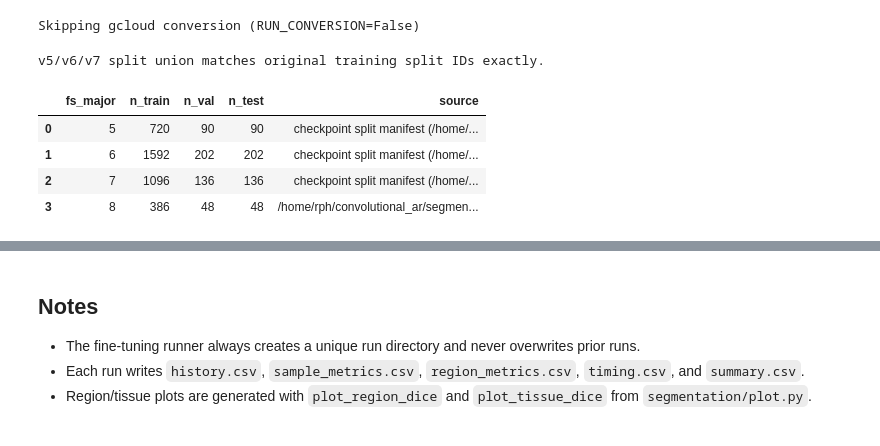
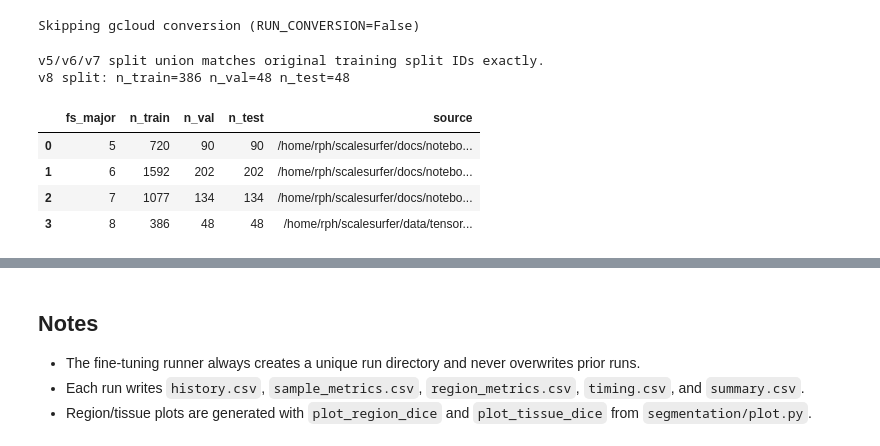
Before and after one commit to voytekresearch/scalesurfer, a Jupyter notebook: docs/notebooks/01_volume/05_train_freesurfer_versions.ipynb, the cells around one changed output, grey strips where cells are left out. Drawn from its saved outputs; the diff is of its cells as text; code cells hidden in the pictures.

```diff
--- a/docs/notebooks/01_volume/05_train_freesurfer_versions.ipynb
+++ b/docs/notebooks/01_volume/05_train_freesurfer_versions.ipynb
@@ -37,19 +43,20 @@ device=cuda | seed=1337
 # %%
 BASE_PATH = MODULE_PATH.parent
 
-BASE_CHECKPOINT = BASE_PATH / "checkpoints/transunet3d_best.pt"
-FS_VERSION_JSON = BASE_PATH / "data" /"fs_version_by_dataset_updated.json"
+BASE_CHECKPOINT = BASE_PATH / "docs" / "notebooks" / "01_volume" / "checkpoints" / "transunet3d_best.pt"
+FS_VERSION_JSON = Path("/home/rph/convolutional_ar/segmentation") / "data" / "fs_version_by_dataset_updated.json"
 
-TENSORS_ROOT = BASE_PATH / "data" / "tensors"
-TENSORS_ROOT_HCP = BASE_PATH / "data" / "hcp_filt"
+SPLIT_MANIFEST_PATH = DEFAULT_NOTEBOOK_SPLIT_MANIFEST_PATH  # same manifest as 04_train.ipynb
+
+TENSORS_ROOT = DATA_PATH / "tensors"
 MGZ_ROOT = BASE_PATH / "data" / "fs8" / "subjects"
 TENSORS_ROOT_V8 = BASE_PATH / "data" / "tensors_gcloud"
 
 SPLIT_RATIOS = (0.8, 0.1, 0.1)
 RANDOM_SEED = int(SEED)
 
-# Set True to build/update tensors_gcloud from gcloud_outputs.
-RUN_CONVERSION = False # precomputed, toogle to True to re-run conversion
+# Set True to build/update tensors_gcloud from fs8/subjects (orig.mgz + aparc+aseg.mgz -> .pt).
+RUN_CONVERSION = False  # precomputed, toggle to True to re-run conversion
 CONVERT_JOBS = -1
 
 TRAIN_OVERRIDES = {
@@ -64,8 +71,6 @@ if not BASE_CHECKPOINT.exists():
     raise FileNotFoundError(f"Missing base checkpoint: {BASE_CHECKPOINT}")
 if not FS_VERSION_JSON.exists():
     raise FileNotFoundError(f"Missing version map: {FS_VERSION_JSON}")
-if not TENSORS_ROOT_HCP.exists():
-    raise FileNotFoundError(f"Missing HCP tensor root: {TENSORS_ROOT_HCP}")
 # %%
 conversion_summary = None
 if RUN_CONVERSION:
@@ -82,12 +87,18 @@ Skipping gcloud conversion (RUN_CONVERSION=False)
 # %%
 fs_major_by_dataset = load_fs_version_map(FS_VERSION_JSON)
 
-# Use the exact original training split from checkpoint-derived manifest.
-split_manifest = build_or_load_training_split_manifest(force_rebuild=False)
+# Use the same split manifest as 04_train.ipynb (study-based, orig.pt).
+split_manifest = build_or_load_study_split_manifest(
+    data_root=TENSORS_ROOT,
+    manifest_path=SPLIT_MANIFEST_PATH,
+    x_filename="orig.pt",
+    y_filename="aparc+aseg.pt",
+    force_rebuild=False,
+)
 base_split = split_from_manifest(split_manifest, split_key="train_notebook_split")
 
 # v5/v6/v7: partition the existing split by FS major (no re-splitting).
-# Unmapped dataset ids (e.g., HCP paths) are treated as FS v5.
+# HCP paths (no ds* dataset ID) are treated as FS v5 via default_major_for_unmapped.
 versioned_splits = build_versioned_splits_from_existing_split(
     base_split=base_split,
     fs_major_by_dataset=fs_major_by_dataset,
@@ -116,54 +127,52 @@ for split_name in ("train", "val", "test"):
 
 print("v5/v6/v7 split union matches original training split IDs exactly.")
 
-# v8: all samples in tensors_gcloud are treated as FreeSurfer v8.
+# v8: all samples in tensors_gcloud are FS v8 outputs.
 split_v8 = build_v8_split_from_root(
     tensors_root=TENSORS_ROOT_V8,
     seed=RANDOM_SEED,
     ratios=SPLIT_RATIOS,
 )
 
-# Enforce version validity in training sets.
+# Enforce version validity in training sets for v5/v6/v7.
 for major in (5, 6, 7):
     _ = validate_training_versions(
         versioned_splits[major]["x_train"],
         fs_major_by_dataset,
         expected_major=major,
         default_major=(5 if major == 5 else None),
     )
-_ = validate_training_versions(
-    split_v8["x_train"],
-    fs_major_by_dataset,
-    expected_major=8,
-    default_major=8,
-)
+
+# v8 tensors share dataset IDs with v5-v7 data in the version map, so we
+# skip the expected_major check and just confirm all paths are accounted for.
+print(f"v8 split: n_train={len(split_v8['x_train'])} n_val={len(split_v8['x_val'])} n_test={len(split_v8['x_test'])}")
 
 split_rows = []
 for major in (5, 6, 7):
     s = versioned_splits[major]
-    source = f"checkpoint split manifest ({split_manifest['source']['checkpoint_path']})"
     split_rows.append({
         "fs_major": major,
         "n_train": len(s["x_train"]),
         "n_val": len(s["x_val"]),
         "n_test": len(s["x_test"]),
-        "source": source,
+        "source": str(SPLIT_MANIFEST_PATH),
     })
 split_rows.append({
     "fs_major": 8,
     "n_train": len(split_v8["x_train"]),
     "n_val": len(split_v8["x_val"]),
     "n_test": len(split_v8["x_test"]),
     "source": str(TENSORS_ROOT_V8),
 })
 
 split_summary_df = pd.DataFrame(split_rows).sort_values("fs_major").reset_index(drop=True)
 display(split_summary_df)
 # %% [output]
 v5/v6/v7 split union matches original training split IDs exactly.
+v8 split: n_train=386 n_val=48 n_test=48
 |  | fs_major | n_train | n_val | n_test | source |
-| 0 | 5 | 720 | 90 | 90 | checkpoint split manifest (/home/... |
-| 1 | 6 | 1592 | 202 | 202 | checkpoint split manifest (/home/... |
-| 2 | 7 | 1096 | 136 | 136 | checkpoint split manifest (/home/... |
-| 3 | 8 | 386 | 48 | 48 | /home/rph/convolutional_ar/segmen... |
+| 0 | 5 | 720 | 90 | 90 | /home/rph/scalesurfer/docs/notebo... |
+| 1 | 6 | 1592 | 202 | 202 | /home/rph/scalesurfer/docs/notebo... |
+| 2 | 7 | 1077 | 134 | 134 | /home/rph/scalesurfer/docs/notebo... |
+| 3 | 8 | 386 | 48 | 48 | /home/rph/scalesurfer/data/tensor... |
 # %%
```
Also changed, not shown: parts of 6 cells of this notebook, 5 other files.
